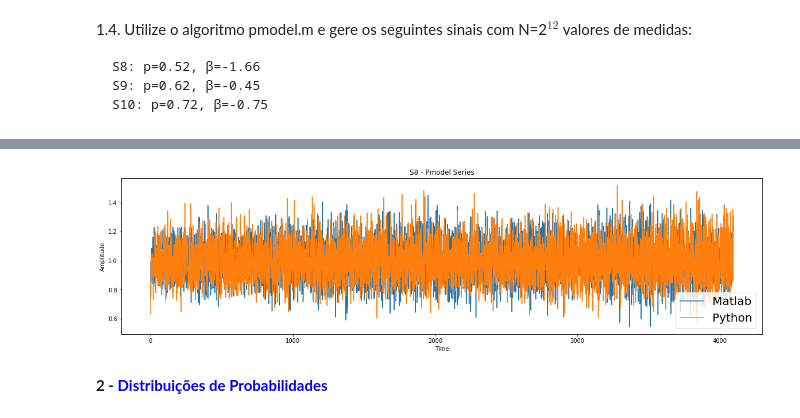
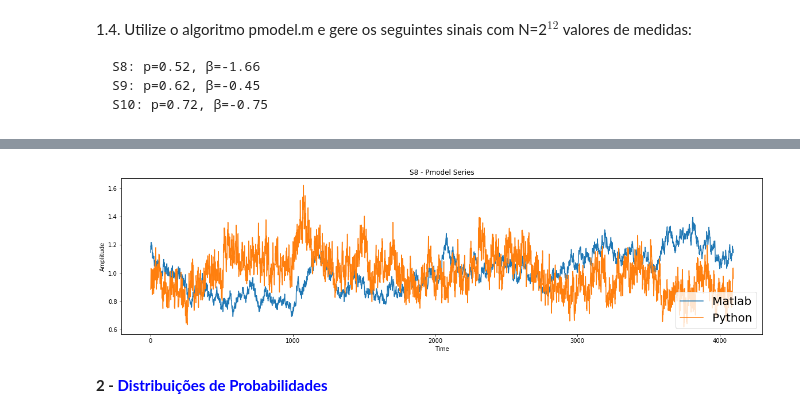
Before and after one commit to helvecioneto/INPE, a Jupyter notebook: Matematica_Computacional_I/Dr_Reinaldo/Lista_Exercicio/Jupyter/Lista_Exercicio_Helvecio_Neto.ipynb, the cells around one changed output, grey strips where cells are left out. Drawn from its saved outputs; the diff is of its cells as text; code cells hidden in the pictures.

```diff
--- a/Matematica_Computacional_I/Dr_Reinaldo/Lista_Exercicio/Jupyter/Lista_Exercicio_Helvecio_Neto.ipynb
+++ b/Matematica_Computacional_I/Dr_Reinaldo/Lista_Exercicio/Jupyter/Lista_Exercicio_Helvecio_Neto.ipynb
@@ -111,19 +269,21 @@ plotSeries(s10,"S10 - Series","s10_series")
 # %%
 #Import pmodel from pmodel.py file
 from pmodel import pmodel
 
-s8Pmodel =  pmodel(4096,0.52,0.16)
+s8Pmodel =  pmodel(4096,0.52,-1.16)
+s9Pmodel =  pmodel(4096,0.62,-0.45)
+s10Pmodel =  pmodel(4096,0.72,-0.75)
 
 fig, ax = plt.subplots(figsize=(20, 5))
 ax.plot(s8, label='Matlab')
 ax.plot(s8Pmodel, label='Python')
 ax.set_xlabel('Time')
 ax.set_ylabel('Amplitude')
 ax.title.set_text('S8 - Pmodel Series')
 ax.legend(fontsize=20, loc='lower right')
 fig.show()
 # %% [output]
-[figure, old version]
+[figure, new version]
 # %% [markdown]
 <b> 2 - <span style="color:blue;">Distribuições de Probabilidades</span> </b>
 # %% [markdown]
```
Also changed, not shown: parts of 8 cells of this notebook, 23 other files.
